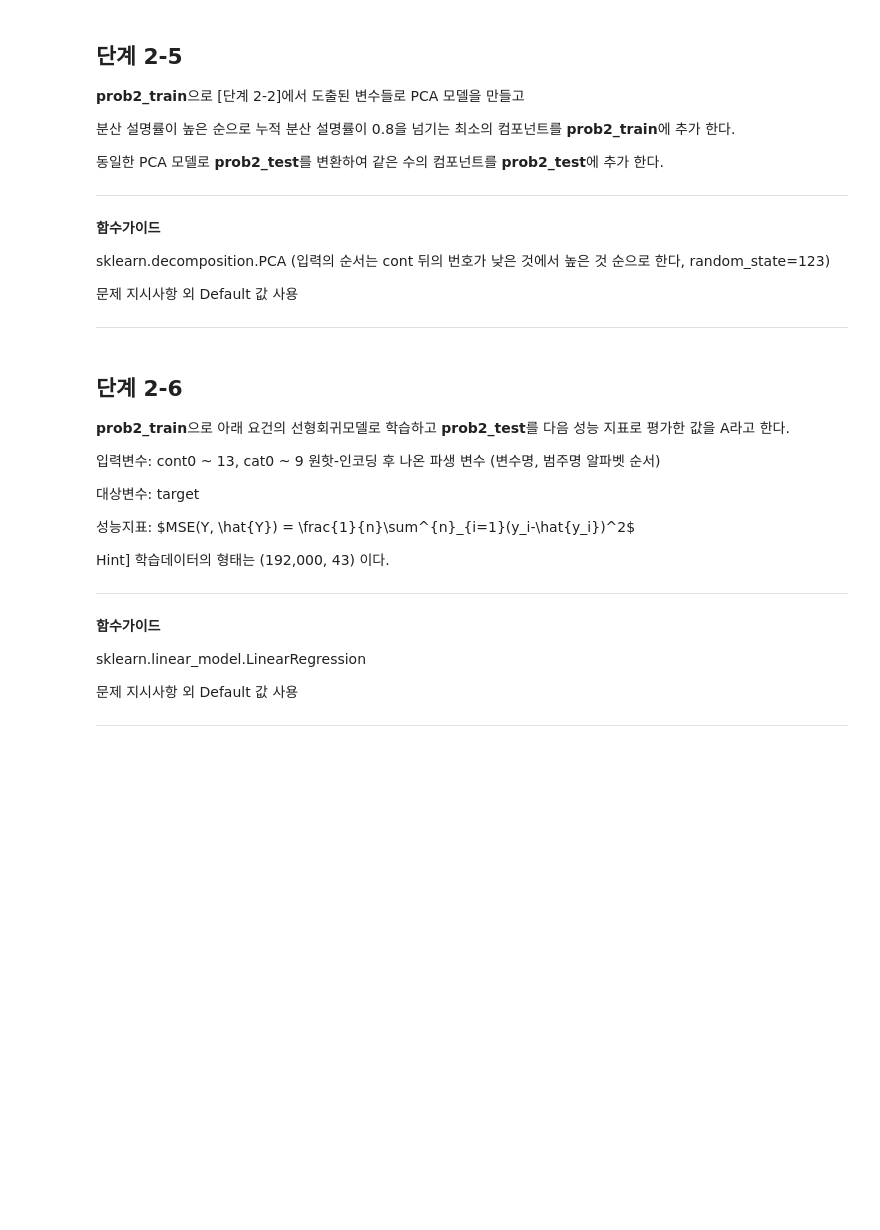
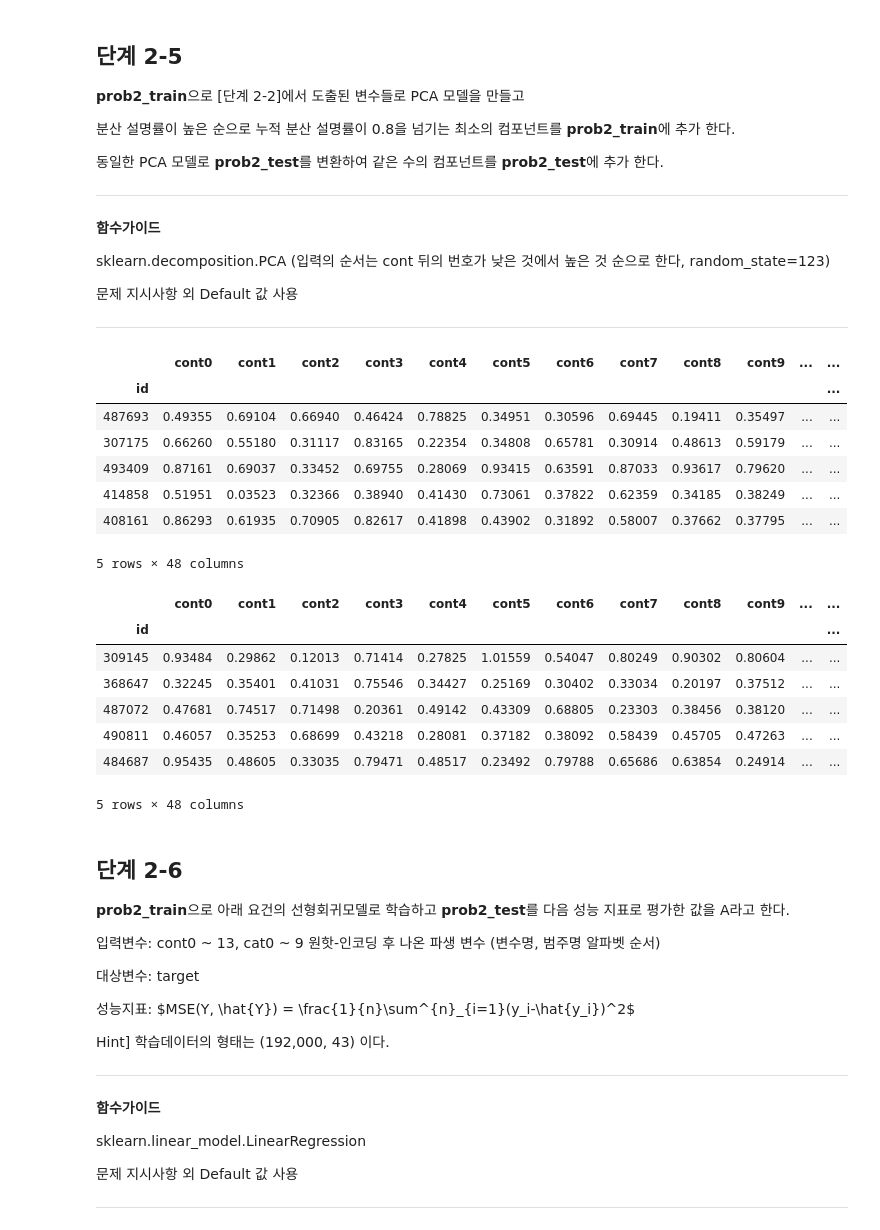
Before and after one commit to sunkusun9/DS_lv3_2511_2, a Jupyter notebook: sec_ds_lv3_prob2_prob.ipynb, the cells around one changed output. Cells and saved outputs as stored; diff of their text form; code cells hidden in the pictures; blank space fills up the shorter version.

```diff
--- a/sec_ds_lv3_prob2_prob.ipynb
+++ b/sec_ds_lv3_prob2_prob.ipynb
@@ -537,6 +823,10 @@ sklearn.model_selection.train_test_split, random_state=123
 문제 지시사항 외 Default 값 사용
 
 ---
+# %%
+from sklearn.model_selection import train_test_split# , random_state=123
+
+df_prob2_train, df_prob2_test = train_test_split(df_prob2, train_size = 0.8, random_state=123)
 # %% [markdown]
 ## 단계 2-5
 
@@ -554,6 +844,45 @@ sklearn.decomposition.PCA (입력의 순서는 cont 뒤의 번호가 낮은 것
 문제 지시사항 외 Default 값 사용
 
 ----
+# %%
+from sklearn.decomposition import PCA # , random_state=123
+
+pca = PCA(
+    n_components = 0.8, # n_components가 0과 1사이의 실수 일 때는 누적 분산 설명률이 지정한 값을 넘어서는 최소의 성분을 추출합니다.
+    random_state=123
+)
+pca.fit(df_prob2_train[X_corr])
+X_comp = ['pca_{}'.format(i) for i in range(pca.n_components_)]
+df_prob2_train = df_prob2_train.join(
+    pd.DataFrame(
+        pca.transform(df_prob2_train[X_corr]), index = df_prob2_train.index, columns = X_comp
+    )
+)
+df_prob2_test = df_prob2_test.join(
+    pd.DataFrame(
+        pca.transform(df_prob2_test[X_corr]), index = df_prob2_test.index, columns = X_comp
+    )
+)
+# %%
+display(df_prob2_train.head())
+df_prob2_test.head()
+# %% [output]
+|  | cont0 | cont1 | cont2 | cont3 | cont4 | cont5 | cont6 | cont7 | cont8 | cont9 | ... | ... |
+| id |  |  |  |  |  |  |  |  |  |  |  | ... |
+| 487693 | 0.49355 | 0.69104 | 0.66940 | 0.46424 | 0.78825 | 0.34951 | 0.30596 | 0.69445 | 0.19411 | 0.35497 | ... | ... |
+| 307175 | 0.66260 | 0.55180 | 0.31117 | 0.83165 | 0.22354 | 0.34808 | 0.65781 | 0.30914 | 0.48613 | 0.59179 | ... | ... |
+| 493409 | 0.87161 | 0.69037 | 0.33452 | 0.69755 | 0.28069 | 0.93415 | 0.63591 | 0.87033 | 0.93617 | 0.79620 | ... | ... |
+| 414858 | 0.51951 | 0.03523 | 0.32366 | 0.38940 | 0.41430 | 0.73061 | 0.37822 | 0.62359 | 0.34185 | 0.38249 | ... | ... |
+| 408161 | 0.86293 | 0.61935 | 0.70905 | 0.82617 | 0.41898 | 0.43902 | 0.31892 | 0.58007 | 0.37662 | 0.37795 | ... | ... |
+5 rows × 48 columns
+|  | cont0 | cont1 | cont2 | cont3 | cont4 | cont5 | cont6 | cont7 | cont8 | cont9 | ... | ... |
+| id |  |  |  |  |  |  |  |  |  |  |  | ... |
+| 309145 | 0.93484 | 0.29862 | 0.12013 | 0.71414 | 0.27825 | 1.01559 | 0.54047 | 0.80249 | 0.90302 | 0.80604 | ... | ... |
+| 368647 | 0.32245 | 0.35401 | 0.41031 | 0.75546 | 0.34427 | 0.25169 | 0.30402 | 0.33034 | 0.20197 | 0.37512 | ... | ... |
+| 487072 | 0.47681 | 0.74517 | 0.71498 | 0.20361 | 0.49142 | 0.43309 | 0.68805 | 0.23303 | 0.38456 | 0.38120 | ... | ... |
+| 490811 | 0.46057 | 0.35253 | 0.68699 | 0.43218 | 0.28081 | 0.37182 | 0.38092 | 0.58439 | 0.45705 | 0.47263 | ... | ... |
+| 484687 | 0.95435 | 0.48605 | 0.33035 | 0.79471 | 0.48517 | 0.23492 | 0.79788 | 0.65686 | 0.63854 | 0.24914 | ... | ... |
+5 rows × 48 columns
 # %% [markdown]
 ## 단계 2-6
 
```
Also changed, not shown: parts of 24 cells of this notebook.
